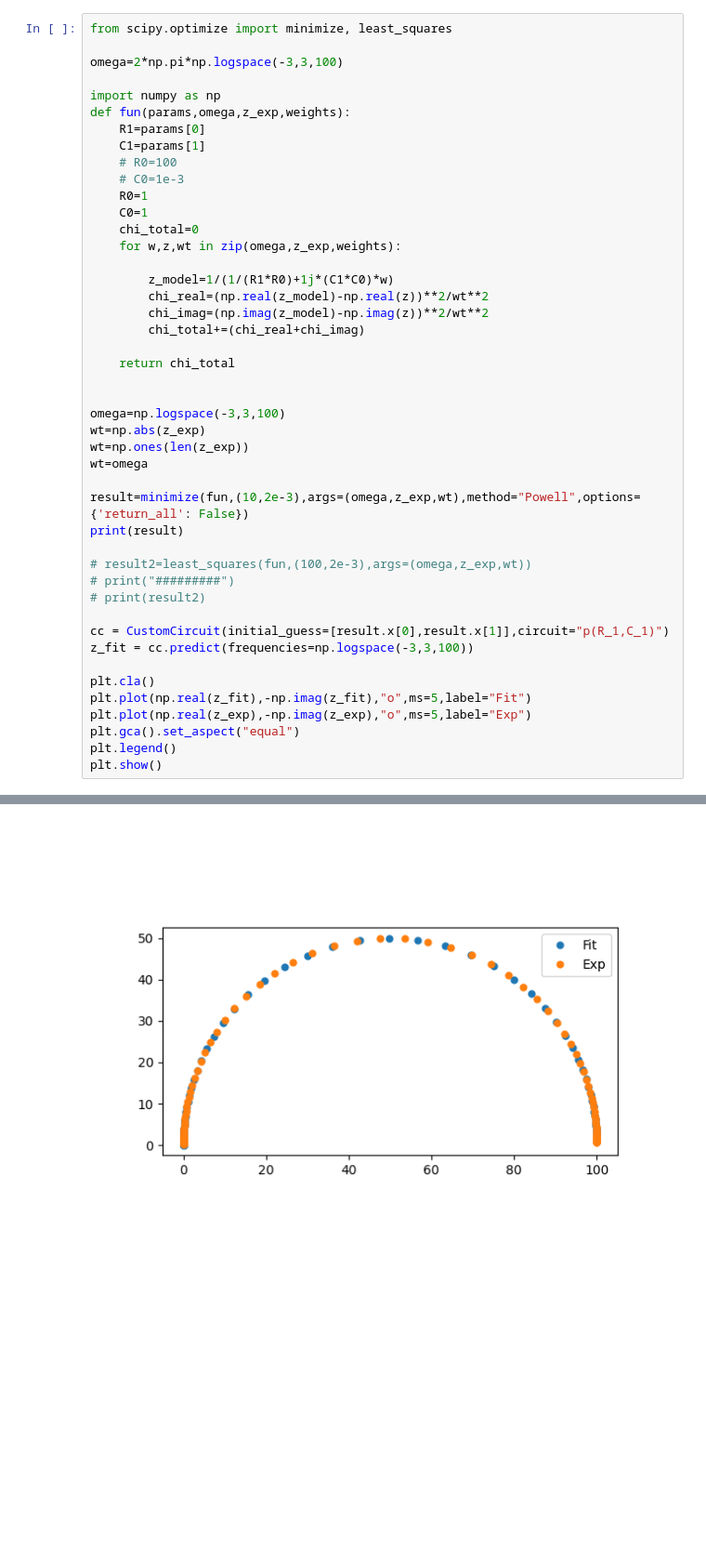
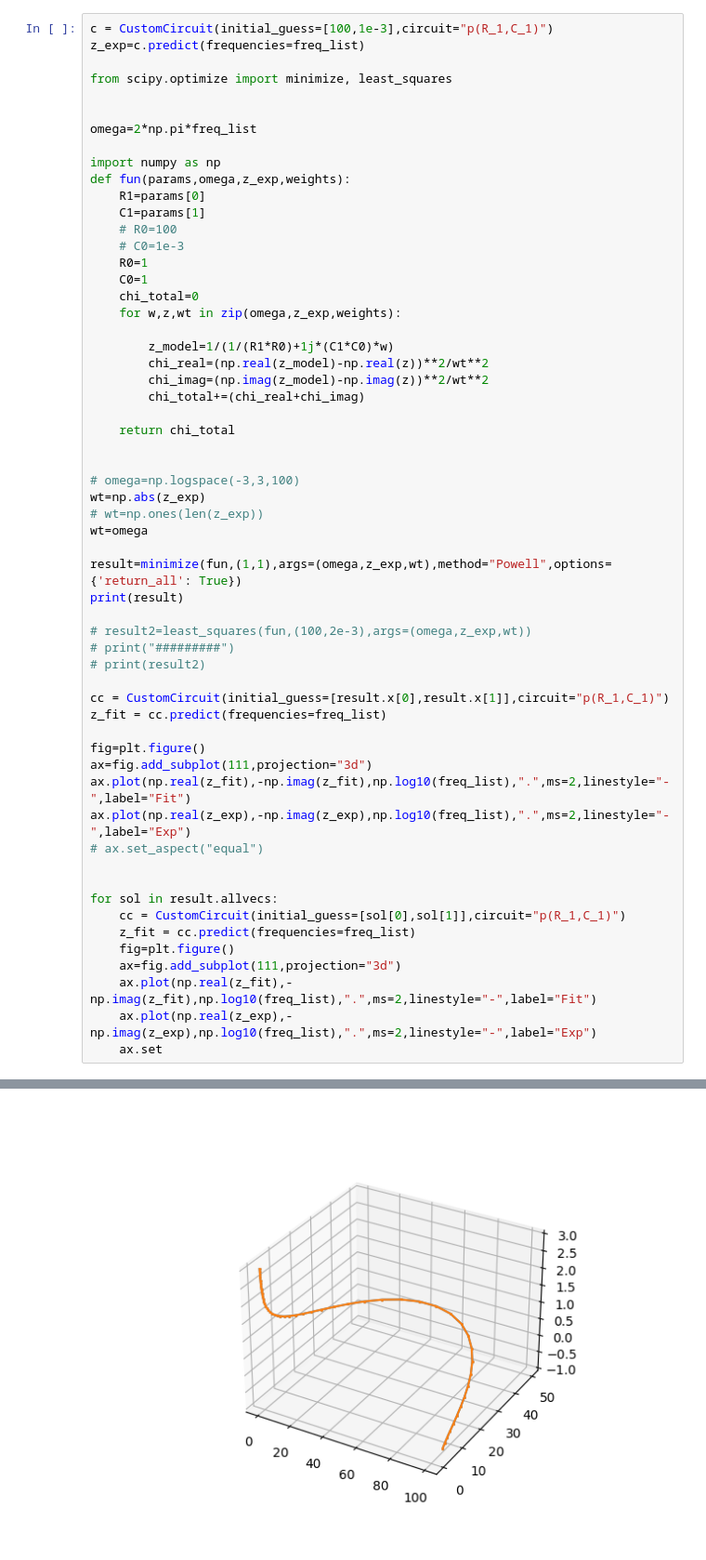
Before and after one commit to Yugal0/fitting-eis-importance-of-weighing, a Jupyter notebook: main.ipynb, the cells around one changed output, grey strips where cells are left out. Shown at 93% size. Saved outputs shown, nothing was run; the diff lists cells and outputs as text; blank space fills up the shorter version.

```diff
--- a/main.ipynb
+++ b/main.ipynb
@@ -92,7 +95,11 @@ for param_idx,p_name in zip(range(0,len(base_params)),param_names):
 # %%
+c = CustomCircuit(initial_guess=[100,1e-3],circuit="p(R_1,C_1)")
+z_exp=c.predict(frequencies=freq_list)
+
 from scipy.optimize import minimize, least_squares
 
-omega=2*np.pi*np.logspace(-3,3,100)
+
+omega=2*np.pi*freq_list
 
 import numpy as np
 def fun(params,omega,z_exp,weights):
@@ -113,12 +120,12 @@ def fun(params,omega,z_exp,weights):
     return chi_total
 
 
-omega=np.logspace(-3,3,100)
+# omega=np.logspace(-3,3,100)
 wt=np.abs(z_exp)
-wt=np.ones(len(z_exp))
+# wt=np.ones(len(z_exp))
 wt=omega
 
-result=minimize(fun,(10,2e-3),args=(omega,z_exp,wt),method="Powell",options={'return_all': False})
+result=minimize(fun,(1,1),args=(omega,z_exp,wt),method="Powell",options={'return_all': True})
 print(result)
 
 # result2=least_squares(fun,(100,2e-3),args=(omega,z_exp,wt))
@@ -126,14 +133,23 @@ print(result)
 # print(result2)
 
 cc = CustomCircuit(initial_guess=[result.x[0],result.x[1]],circuit="p(R_1,C_1)")
-z_fit = cc.predict(frequencies=np.logspace(-3,3,100))
+z_fit = cc.predict(frequencies=freq_list)
 
-plt.cla()
-plt.plot(np.real(z_fit),-np.imag(z_fit),"o",ms=5,label="Fit")
-plt.plot(np.real(z_exp),-np.imag(z_exp),"o",ms=5,label="Exp")
-plt.gca().set_aspect("equal")
-plt.legend()
-plt.show()
+fig=plt.figure()
+ax=fig.add_subplot(111,projection="3d")
+ax.plot(np.real(z_fit),-np.imag(z_fit),np.log10(freq_list),".",ms=2,linestyle="-",label="Fit")
+ax.plot(np.real(z_exp),-np.imag(z_exp),np.log10(freq_list),".",ms=2,linestyle="-",label="Exp")
+# ax.set_aspect("equal")
+
+
+for sol in result.allvecs:
+    cc = CustomCircuit(initial_guess=[sol[0],sol[1]],circuit="p(R_1,C_1)")
+    z_fit = cc.predict(frequencies=freq_list)
+    fig=plt.figure()
+    ax=fig.add_subplot(111,projection="3d")
+    ax.plot(np.real(z_fit),-np.imag(z_fit),np.log10(freq_list),".",ms=2,linestyle="-",label="Fit")
+    ax.plot(np.real(z_exp),-np.imag(z_exp),np.log10(freq_list),".",ms=2,linestyle="-",label="Exp")
+    ax.set
 # %% [output]
  message: Optimization terminated successfully.
  success: True
@@ -147 +164 @@ plt.show()
-[figure, old version]
+[figure, new version]
```
Also changed, not shown: parts of 3 cells of this notebook.
